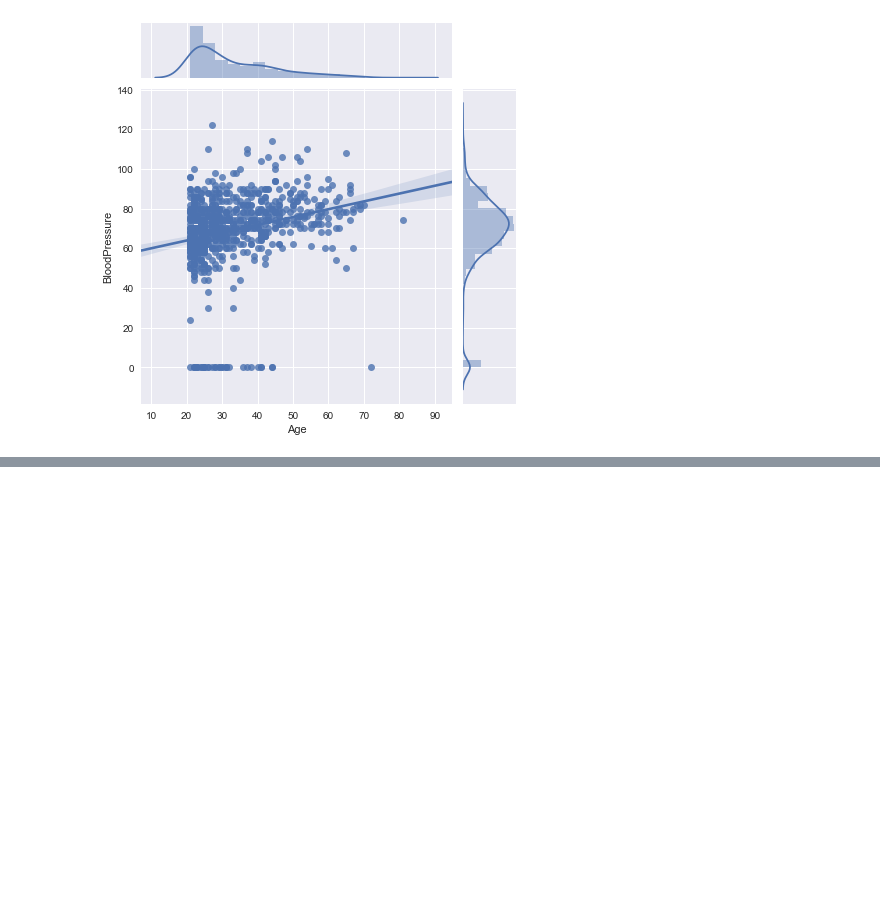
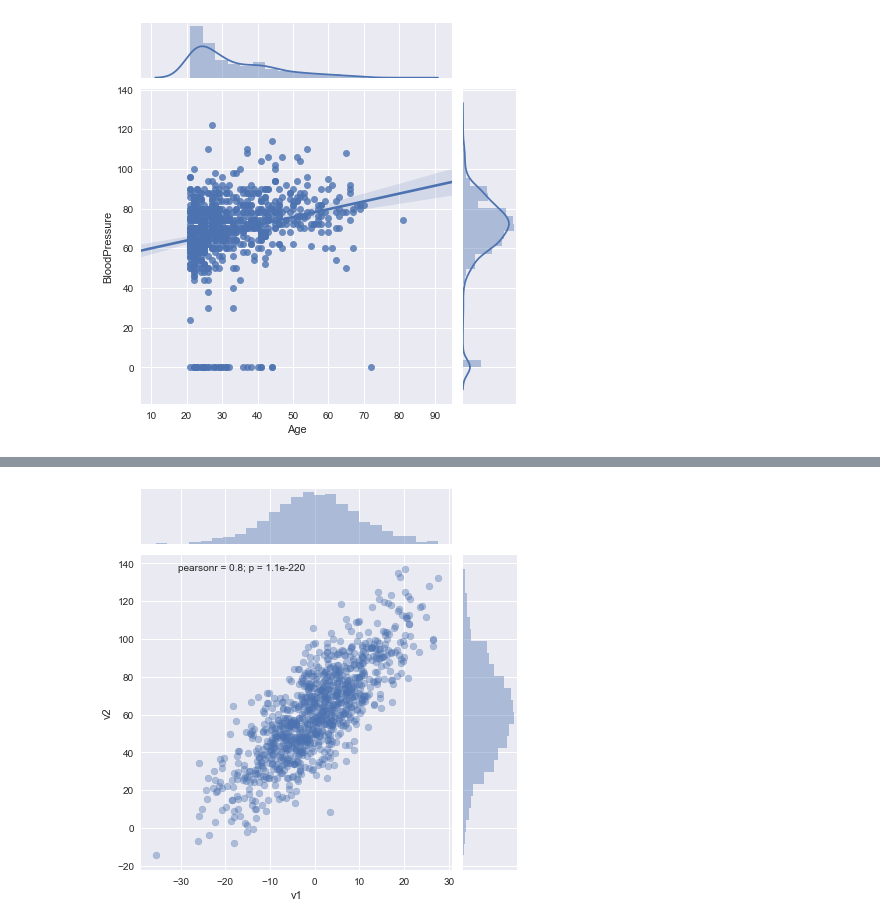
Before and after one commit to wittfabian/dl-workshop, a Jupyter notebook: workshop/0-basics/seaborn.ipynb, the cells around one changed output, grey strips where cells are left out. Drawn from its saved outputs; the diff is of its cells as text; code cells hidden in the pictures; blank space fills up the shorter version.

```diff
--- a/workshop/0-basics/seaborn.ipynb
+++ b/workshop/0-basics/seaborn.ipynb
@@ -78,0 +109,4 @@ g = g.plot(sns.regplot, sns.distplot)
+# %%
+sns.jointplot(v1, v2, alpha=0.4);
+# %% [output]
+[figure, added]
```
Also changed, not shown: parts of 13 cells of this notebook, 2 other files.
